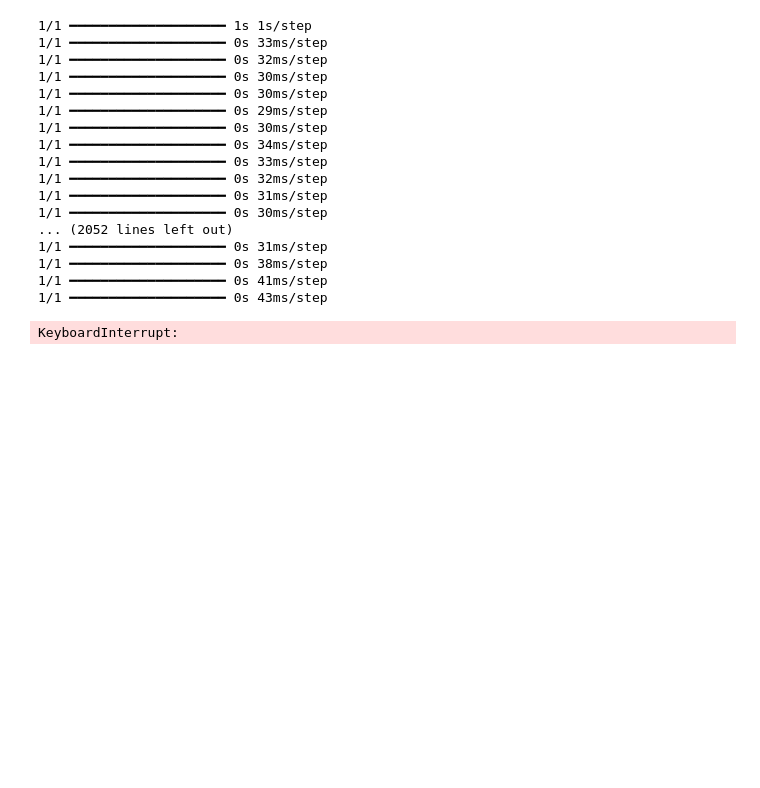
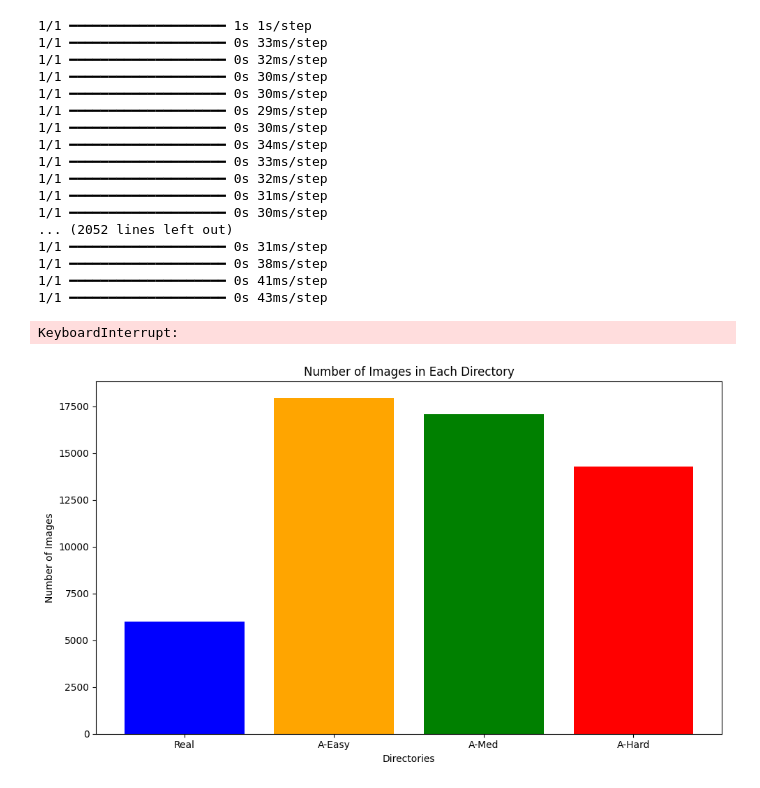
Before and after one commit to Rangdog/Th-c-t-p-t-t-nghi-p, a Jupyter notebook: nguong6.ipynb, the cells around one changed output. Saved outputs shown, nothing was run; the diff lists cells and outputs as text; code cells hidden in the pictures; blank space fills up the shorter version.

```diff
--- a/nguong6.ipynb
+++ b/nguong6.ipynb
@@ -9,7 +9,12 @@ from tensorflow.keras.applications import MobileNetV2
 from tensorflow.keras.models import Model
 from sklearn.preprocessing import LabelEncoder
 # %%
-dataset_path = "Data\\SOCOFing\\Real"
+data_paths = [
+    "Data\\SOCOFing\\SOCOFing\\Real",
+    "Data\SOCOFing\SOCOFing\Altered\Altered-Easy",
+    "Data\SOCOFing\SOCOFing\Altered\Altered-Medium",
+    "Data\SOCOFing\SOCOFing\Altered\Altered-Hard",
+]
 img_height, img_width = 96,96
 
 def preprocess_images(img_path):
@@ -66,3 +71,69 @@ np.save('fingerprint_labels3_MobileNet.npy', encoded_labels)
 1/1 ━━━━━━━━━━━━━━━━━━━━ 0s 41ms/step
 1/1 ━━━━━━━━━━━━━━━━━━━━ 0s 43ms/step
 KeyboardInterrupt:
+# %%
+import os
+import cv2
+import numpy as np
+import matplotlib.pyplot as plt
+
+data_paths = [
+    "Data\\SOCOFing\\SOCOFing\\Real",
+    "Data\\SOCOFing\\SOCOFing\\Altered\\Altered-Easy",
+    "Data\\SOCOFing\\SOCOFing\\Altered\\Altered-Medium",
+    "Data\\SOCOFing\\SOCOFing\\Altered\\Altered-Hard",
+]
+img_height, img_width = 96, 96
+
+def preprocess_images(img_path):
+    img = cv2.imread(img_path, cv2.IMREAD_GRAYSCALE)
+    img = cv2.resize(img, (img_width, img_height))
+    img = cv2.cvtColor(img, cv2.COLOR_GRAY2RGB)
+    img = img.astype('float32') / 255.0
+    return img
+
+def load_and_extract_features(dataset_path, model):
+    images = []
+    labels = []
+    features = []
+    for file in os.listdir(dataset_path):
+        if file.endswith(".BMP"):
+            img_path = os.path.join(dataset_path, file)
+            img = preprocess_images(img_path)
+            img = np.expand_dims(img, axis=0)
+            feature = model.predict(img)
+            features.append(feature.flatten())
+            images.append(img)
+            label = int(file.split("__")[0]) - 1
+            labels.append(label)
+    return np.array(features), np.array(labels)
+
+def count_images_in_directories(data_paths):
+    counts = []
+    for path in data_paths:
+        count = sum(1 for file in os.listdir(path) if file.endswith(".BMP"))
+        counts.append(count)
+    return counts
+
+def plot_image_counts(data_paths, counts):
+    # Đặt nhãn ngắn gọn cho các thư mục
+    labels = ['Real', 'A-Easy', 'A-Med', 'A-Hard']
+
+    # Chọn màu sắc khác nhau cho mỗi cột
+    colors = ['blue', 'orange', 'green', 'red']
+
+    plt.figure(figsize=(10, 6))
+    plt.bar(labels, counts, color=colors)
+    plt.xlabel('Directories')
+    plt.ylabel('Number of Images')
+    plt.title('Number of Images in Each Directory')
+    plt.tight_layout()
+    plt.show()
+
+# Đếm số lượng ảnh trong mỗi thư mục
+image_counts = count_images_in_directories(data_paths)
+
+# Vẽ biểu đồ số lượng ảnh
+plot_image_counts(data_paths, image_counts)
+# %% [output]
+[figure, added]
```
Also changed, not shown: 5 other files.
